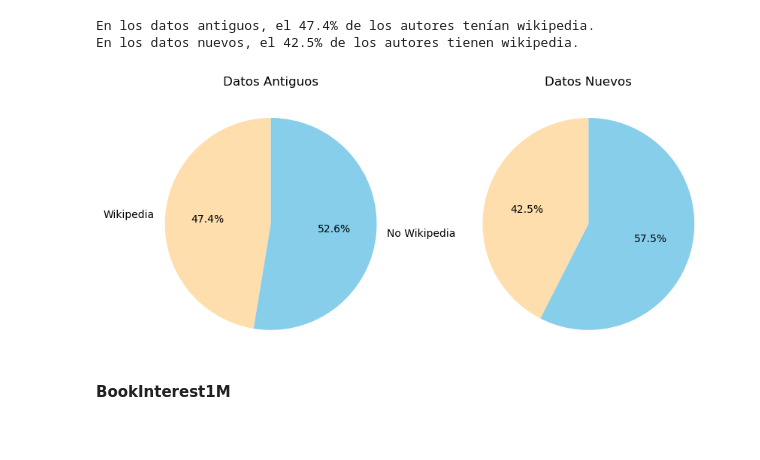
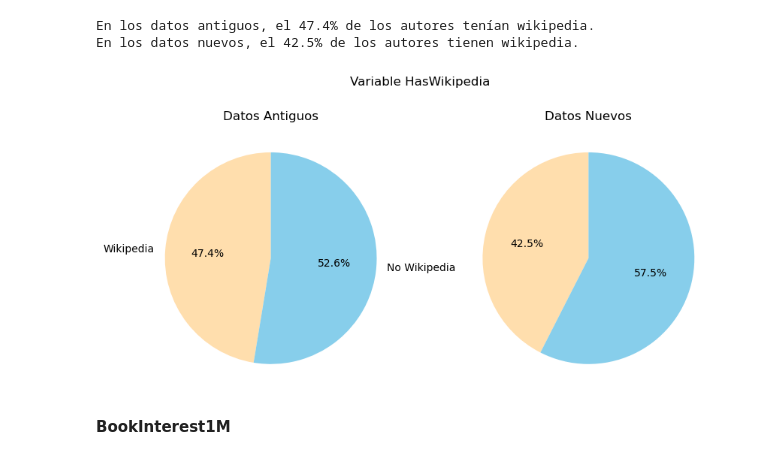
Before and after one commit to MMCCJJ/NOVELLA, a Jupyter notebook: exploracion/exploracion_variables_relevantes.ipynb, the cells around one changed output. Saved outputs shown, nothing was run; the diff lists cells and outputs as text; code cells hidden in the pictures.

```diff
--- a/exploracion/exploracion_variables_relevantes.ipynb
+++ b/exploracion/exploracion_variables_relevantes.ipynb
@@ -82,27 +83,28 @@ En los datos nuevos, el 42.5% de los autores tienen wikipedia.
 # %%
 # Mostramos la diferencia gráficamente
 
 import matplotlib.pyplot as plt
 
 # Datos
 labels = ['Wikipedia', 'No Wikipedia']
 sizes_antiguos = [porc_wiki_train, 100-porc_wiki_train]
 sizes_nuevos = [porc_wiki_test, 100-porc_wiki_test]
 
 # Crear subplots con figura más grande
 fig, axs = plt.subplots(1, 2, figsize=(10, 5))  # Tamaño de la figura ajustado
 
 # Gráfico para datos antiguos
 axs[0].pie(sizes_antiguos, labels=labels, autopct='%1.1f%%', startangle=90, colors=c)
 axs[0].set_title('Datos Antiguos')
 
 # Gráfico para datos nuevos
 axs[1].pie(sizes_nuevos, autopct='%1.1f%%', startangle=90, colors=c)
 axs[1].set_title('Datos Nuevos')
 
+plt.suptitle('Variable HasWikipedia')
 plt.show()
 # %% [output]
-[figure, old version]
+[figure, new version]
 # %% [markdown]
 **BookInterest1M**
 # %%
```
Also changed, not shown: parts of 11 cells of this notebook, 1 other file.
